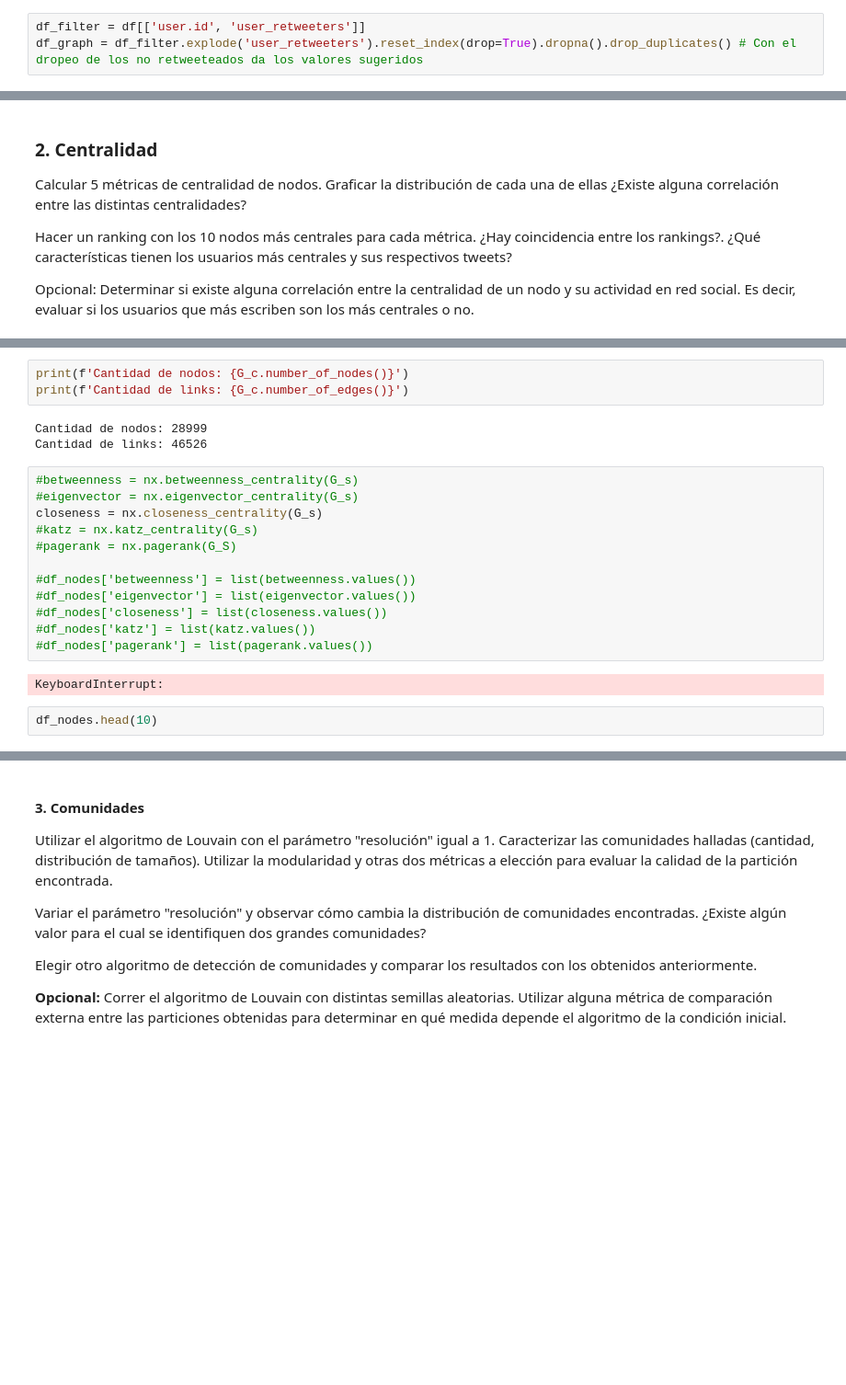
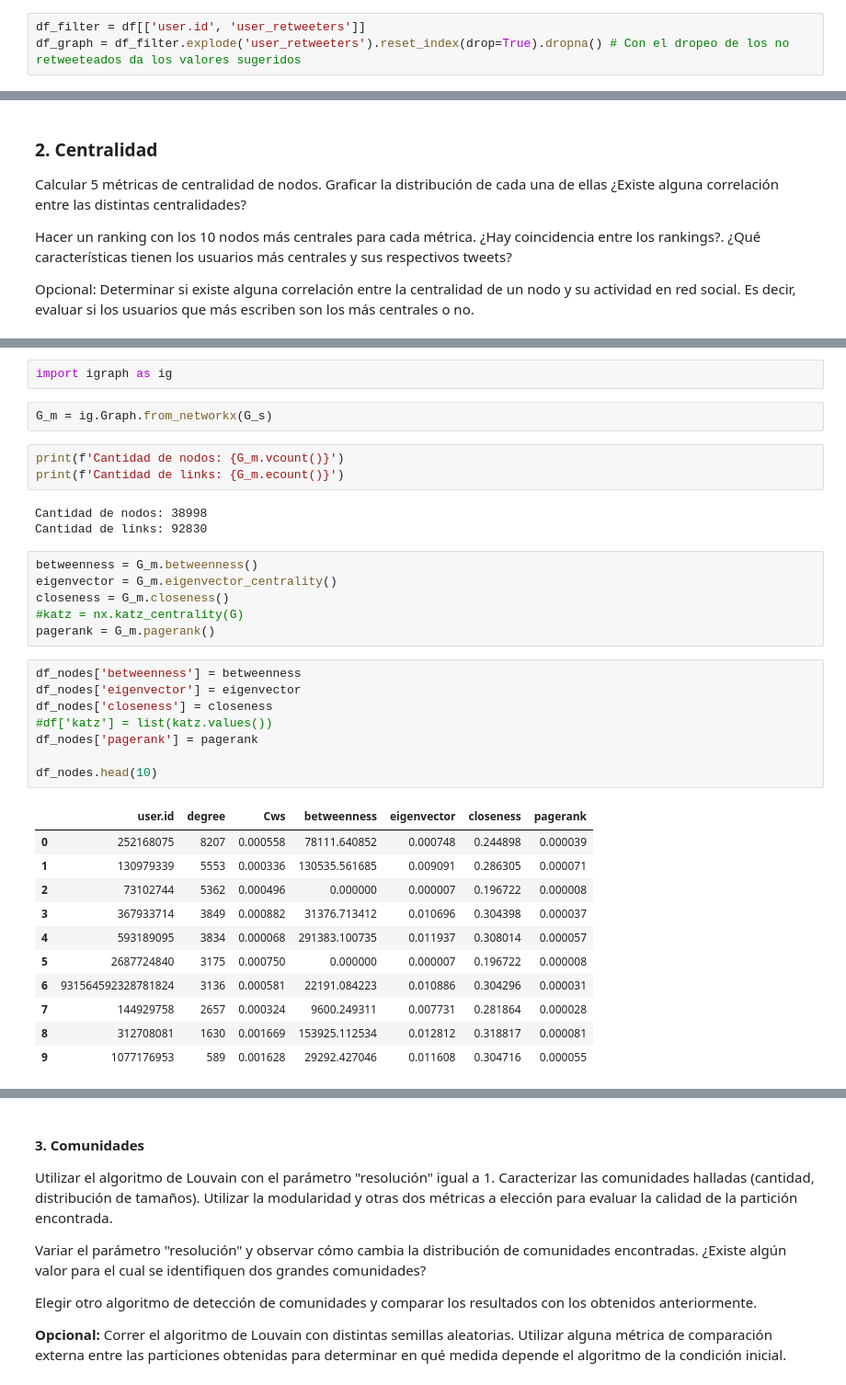
Before and after one commit to teoArganaraz/graphML, a Jupyter notebook: Practico.ipynb, the cells around one changed output, grey strips where cells are left out. Shown at 92% size. Saved outputs shown, nothing was run; the diff lists cells and outputs as text; blank space fills up the shorter version.

Commit message:
Centrality measures with igraph and Louvian algorithm implementation

```diff
--- a/Practico.ipynb
+++ b/Practico.ipynb
@@ -257,7 +257,7 @@ import numpy as np
 G = nx.Graph()
 # %%
 df_filter = df[['user.id', 'user_retweeters']]
-df_graph = df_filter.explode('user_retweeters').reset_index(drop=True).dropna().drop_duplicates() # Con el dropeo de los no retweeteados da los valores sugeridos
+df_graph = df_filter.explode('user_retweeters').reset_index(drop=True).dropna() # Con el dropeo de los no retweeteados da los valores sugeridos
 # %%
 G = nx.from_pandas_edgelist(df_graph, source='user.id', target='user_retweeters')
 # %%
@@ -354,22 +323,36 @@ G_c = nx.from_pandas_edgelist(df_graph_tops, source='user.id', target='user_retw
-# %%
-print(f'Cantidad de nodos: {G_c.number_of_nodes()}')
-print(f'Cantidad de links: {G_c.number_of_edges()}')
-# %% [output]
-Cantidad de nodos: 28999
-Cantidad de links: 46526
 # %%
-#betweenness = nx.betweenness_centrality(G_s)
-#eigenvector = nx.eigenvector_centrality(G_s)
-closeness = nx.closeness_centrality(G_s)
-#katz = nx.katz_centrality(G_s)
-#pagerank = nx.pagerank(G_S)
-
-#df_nodes['betweenness'] = list(betweenness.values())
-#df_nodes['eigenvector'] = list(eigenvector.values())
-#df_nodes['closeness'] = list(closeness.values())
-#df_nodes['katz'] = list(katz.values())
-#df_nodes['pagerank'] = list(pagerank.values())
+import igraph as ig
-# %% [output]
-KeyboardInterrupt:
+# %%
+G_m = ig.Graph.from_networkx(G_s)
 # %%
-df_nodes.head(10)
+print(f'Cantidad de nodos: {G_m.vcount()}')
+print(f'Cantidad de links: {G_m.ecount()}')
+# %% [output]
+Cantidad de nodos: 38998
+Cantidad de links: 92830
+# %%
+betweenness = G_m.betweenness()
+eigenvector = G_m.eigenvector_centrality()
+closeness = G_m.closeness()
+#katz = nx.katz_centrality(G)
+pagerank = G_m.pagerank()
+# %%
+df_nodes['betweenness'] = betweenness
+df_nodes['eigenvector'] = eigenvector
+df_nodes['closeness'] = closeness
+#df['katz'] = list(katz.values())
+df_nodes['pagerank'] = pagerank
+
+df_nodes.head(10)
+# %% [output]
+|  | user.id | degree | Cws | betweenness | eigenvector | closeness | pagerank |
+| 0 | 252168075 | 8207 | 0.000558 | 78111.640852 | 0.000748 | 0.244898 | 0.000039 |
+| 1 | 130979339 | 5553 | 0.000336 | 130535.561685 | 0.009091 | 0.286305 | 0.000071 |
+| 2 | 73102744 | 5362 | 0.000496 | 0.000000 | 0.000007 | 0.196722 | 0.000008 |
+| 3 | 367933714 | 3849 | 0.000882 | 31376.713412 | 0.010696 | 0.304398 | 0.000037 |
+| 4 | 593189095 | 3834 | 0.000068 | 291383.100735 | 0.011937 | 0.308014 | 0.000057 |
+| 5 | 2687724840 | 3175 | 0.000750 | 0.000000 | 0.000007 | 0.196722 | 0.000008 |
+| 6 | 931564592328781824 | 3136 | 0.000581 | 22191.084223 | 0.010886 | 0.304296 | 0.000031 |
+| 7 | 144929758 | 2657 | 0.000324 | 9600.249311 | 0.007731 | 0.281864 | 0.000028 |
+| 8 | 312708081 | 1630 | 0.001669 | 153925.112534 | 0.012812 | 0.318817 | 0.000081 |
+| 9 | 1077176953 | 589 | 0.001628 | 29292.427046 | 0.011608 | 0.304716 | 0.000055 |
```
Also changed, not shown: parts of 19 cells of this notebook.
